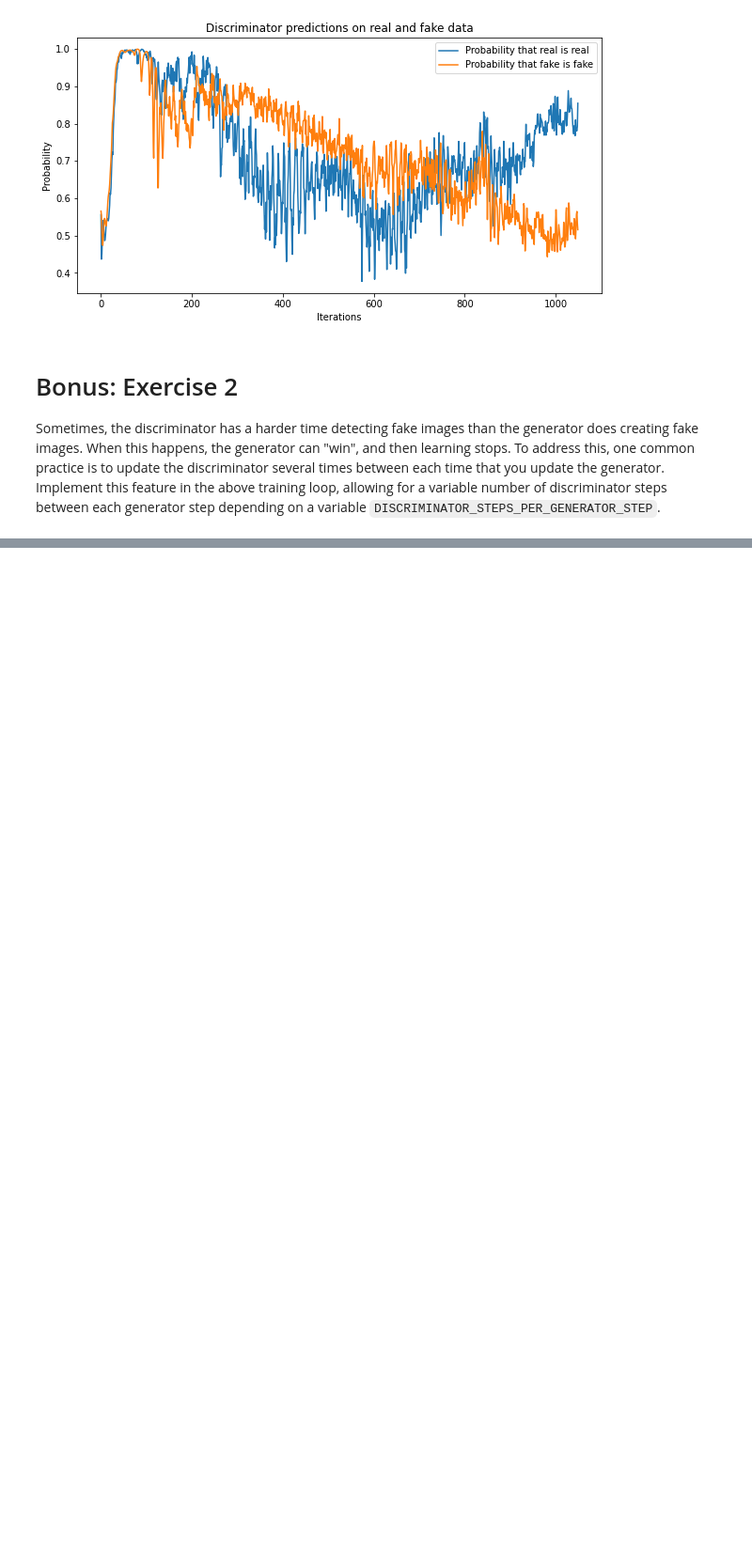
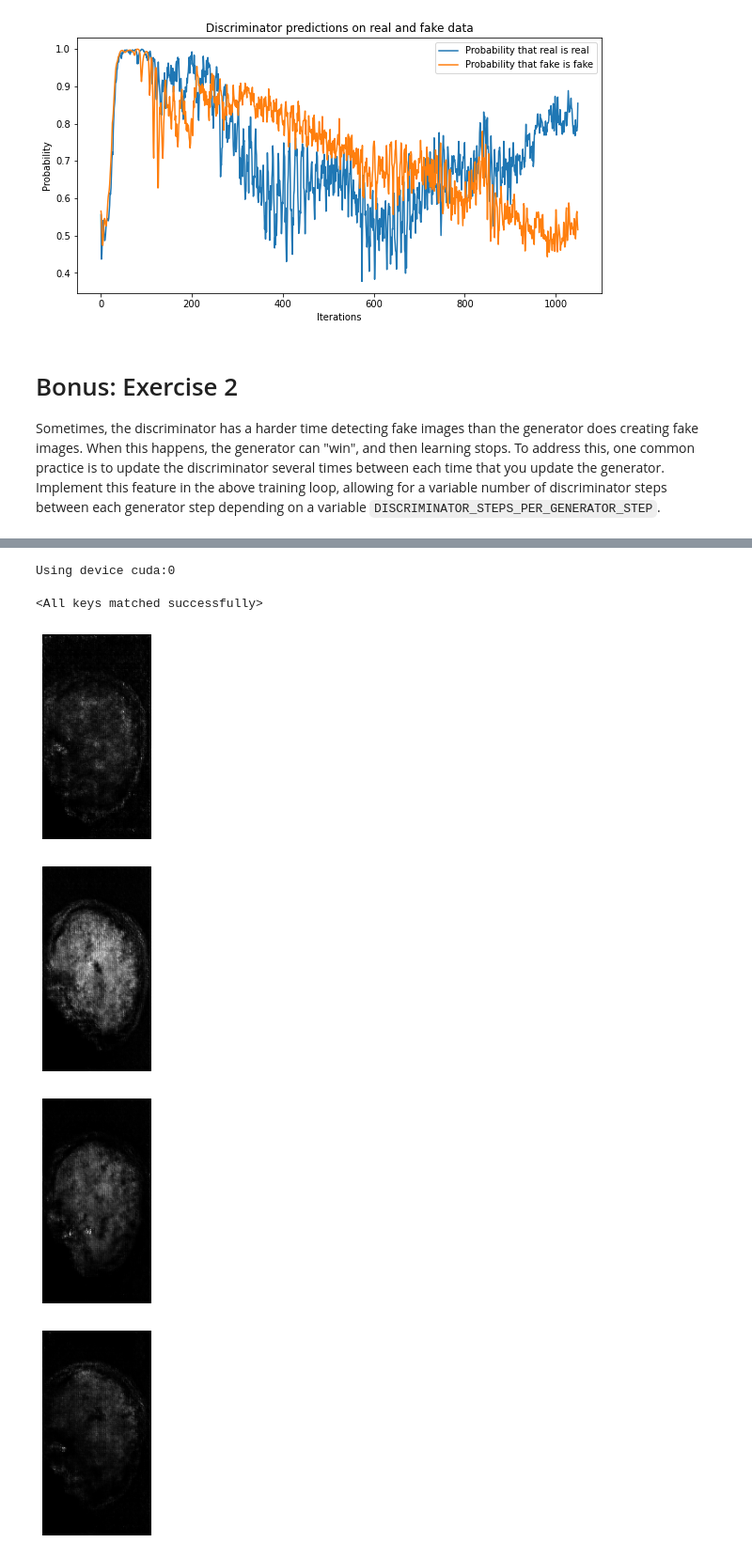
Before and after one commit to cpacker/ai4all-2022, a Jupyter notebook: 1-Completed-MRIGAN.ipynb, the cells around one changed output, grey strips where cells are left out. Shown at 94% size. Drawn from its saved outputs; the diff is of its cells as text; code cells hidden in the pictures; blank space fills up the shorter version.

Commit message:
add pretrained weights

```diff
--- a/1-Completed-MRIGAN.ipynb
+++ b/1-Completed-MRIGAN.ipynb
@@ -320,0 +324,37 @@ Implement this feature in the above training loop, allowing for a variable numbe
+# %%
+
+noise_size = 100
+use_cpu = False
+device = 'cuda:0' if (torch.cuda.is_available() and not use_cpu) else 'cpu'
+print('Using device {}\n'.format(device))
+
+img_size = (240, 128, 1)
+trained_generator = Generator(img_size=img_size, latent_dim=noise_size).to(device)
+
+weights_file = 'saved_models/gen_brainomics_model_0900.pt'
+weights = torch.load(weights_file)
+
+trained_generator.load_state_dict(weights)
+# %% [output]
+Using device cuda:0
+<All keys matched successfully>
+# %%
+num_images = 10
+inputs = [torch.randn(noise_size) for _ in range(num_images)]
+
+generated_images = []
+with torch.no_grad():
+    for noise in tqdm(inputs):
+        noise = noise.to(device)
+        img = trained_generator(noise)
+        generated_images.append(img.cpu().numpy()[0][0])
+# %%
+for img in generated_images:
+    plt.imshow(img, cmap='gray')
+    plt.axis('off')
+    plt.show()
+# %% [output]
+[figure, added]
+[figure, added]
+[figure, added]
+[figure, added]
```
Also changed, not shown: parts of 2 cells of this notebook, 1 other file.
